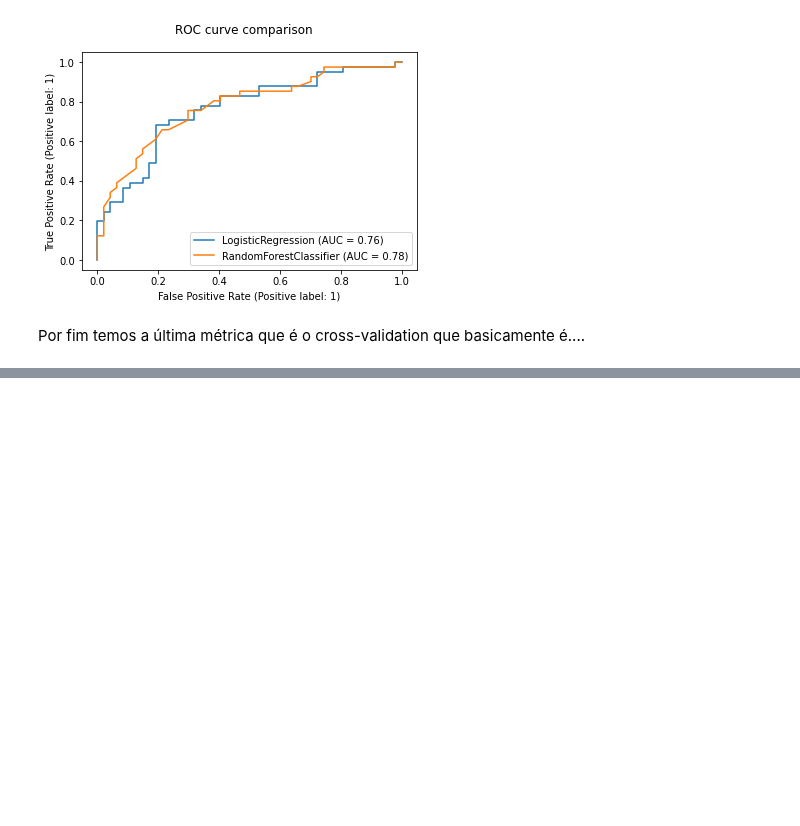
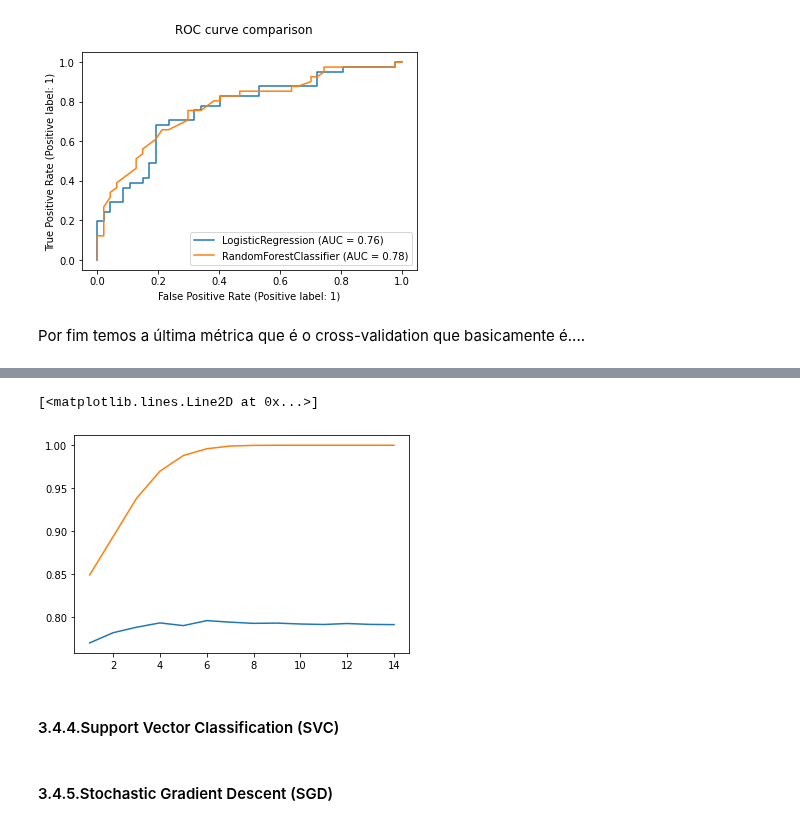
Before and after one commit to VitorFRodrigues/Data-Science-Bootcamp, a Jupyter notebook: Proj05_final/Notebook/Bootcamp_Proj_05.ipynb, the cells around one changed output, grey strips where cells are left out. Drawn from its saved outputs; the diff is of its cells as text; code cells hidden in the pictures; blank space fills up the shorter version.

```diff
--- a/Proj05_final/Notebook/Bootcamp_Proj_05.ipynb
+++ b/Proj05_final/Notebook/Bootcamp_Proj_05.ipynb
@@ -698,0 +859,8 @@ cross_validate(modelo_logisticReg, x, y, cv=cv)
+# %%
+pltTest = []
+pltTreino = []
+for i in range(1, 15):
+  modelo_RFC = RandomForestClassifier(max_depth=i)
+  teste, treino = roda_cv_modelo([modelo_RFC], dados_limpos, 5, 10)
+  pltTest.append(teste)
+  pltTreino.append(treino)
@@ -698,0 +882,12 @@ cross_validate(modelo_logisticReg, x, y, cv=cv)
+# %%
+import matplotlib.pyplot as plt
+x = range(1,15)
+plt.plot(x, pltTest)
+plt.plot(x, pltTreino)
+# %% [output]
+[<matplotlib.lines.Line2D at 0x...>]
+[figure, added]
+# %% [markdown]
+#### 3.4.4.Support Vector Classification (SVC)
+# %% [markdown]
+#### 3.4.5.Stochastic Gradient Descent (SGD)
```
Also changed, not shown: parts of 29 cells of this notebook.
